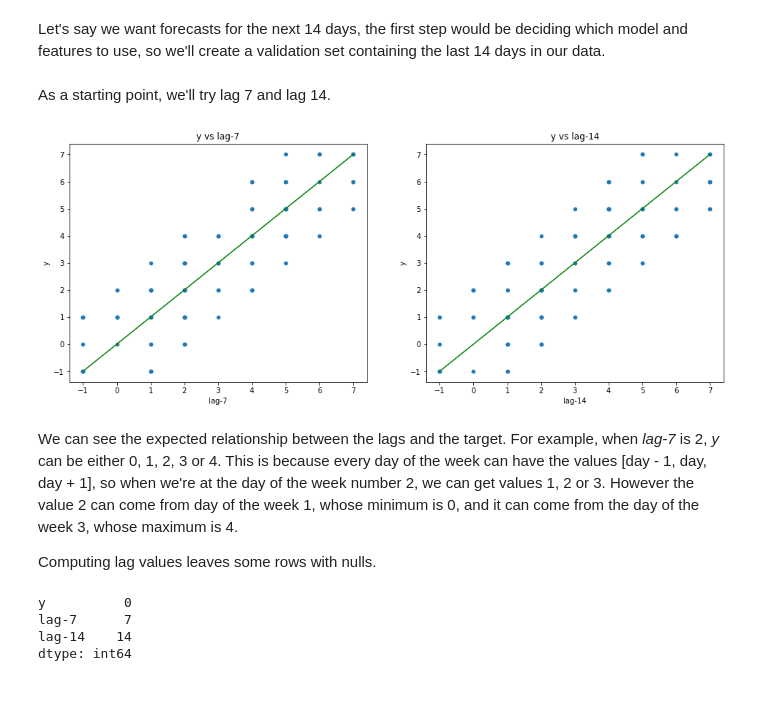
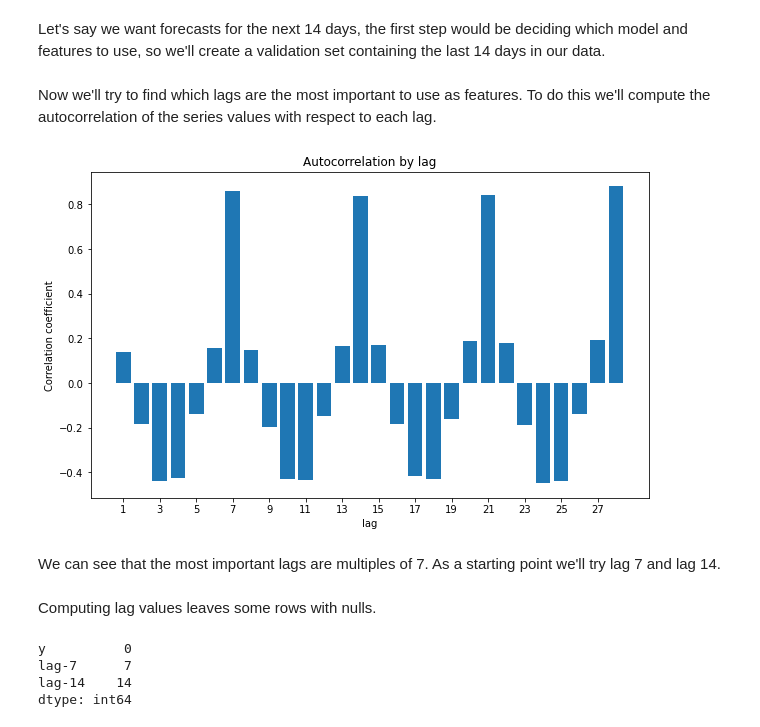
Before and after one commit to Nixtla/blog, a Jupyter notebook: _notebooks/2021-06-10-Intro-mlforecast.ipynb, the cells around one changed output. Cells and saved outputs as stored; diff of their text form; code cells hidden in the pictures; blank space fills up the shorter version.

Commit message:
use autocorrelations plot to select lags

```diff
--- a/_notebooks/2021-06-10-Intro-mlforecast.ipynb
+++ b/_notebooks/2021-06-10-Intro-mlforecast.ipynb
@@ -59,24 +59,32 @@ Let's say we want forecasts for the next 14 days, the first step would be decidi
 valid_horizon = 14
 train = data.head(-valid_horizon).copy()
 y_valid = data.tail(valid_horizon)['y']
+# %% [markdown]
+Now we'll try to find which lags are the most important to use as features. To do this we'll compute the autocorrelation of the series values with respect to each lag.
+# %%
+max_lags = 28
+autocorrelations = np.empty((max_lags, 2))
+autocorrelations[:, 0] = np.arange(max_lags) + 1
+for lag in range(max_lags):
+    autocorrelations[lag, 1] = np.corrcoef(y[lag + 1:], y[:-(lag + 1)])[0, 1]
+
+fig, ax = plt.subplots(figsize=(10, 6))
+ax.bar(autocorrelations[:, 0], autocorrelations[:, 1])
+ax.set(
+    xlabel='lag',
+    ylabel='Correlation coefficient',
+    title='Autocorrelation by lag',
+    xticks=[lag + 1 for lag in range(0, max_lags, 2)],
+);
+# %% [output]
+[figure, added]
 # %% [markdown]
-As a starting point, we'll try lag 7 and lag 14.
+We can see that the most important lags are multiples of 7. As a starting point we'll try lag 7 and lag 14.
 # %%
 train['lag-7'] = train['y'].shift(7)
 train['lag-14'] = train['y'].shift(14)
-# %%
-fig, ax = plt.subplots(ncols=2, figsize=(16, 6))
-
-for lag, axi in zip((7, 14), ax.flat):
-    train.plot.scatter(x=f'lag-{lag}', y='y', ax=axi)
-    axi.plot([-1, 7], [-1, 7], c='g')
-    axi.set_title(f'y vs lag-{lag}')
-# %% [output]
-[figure, removed]
-# %% [markdown]
-We can see the expected relationship between the lags and the target. For example, when *lag-7* is 2, *y* can be either 0, 1, 2, 3 or 4. This is because every day of the week can have the values [day - 1, day, day + 1], so when we're at the day of the week number 2, we can get values 1, 2 or 3. However the value 2 can come from day of the week 1, whose minimum is 0, and it can come from the day of the week 3, whose maximum is 4.
-
-Computing lag values leaves some rows with nulls.
+# %% [markdown]
+Computing lag values leaves some rows with nulls.
 # %%
 train.isnull().sum()
 # %% [output]
```
Also changed, not shown: parts of 3 cells of this notebook.
